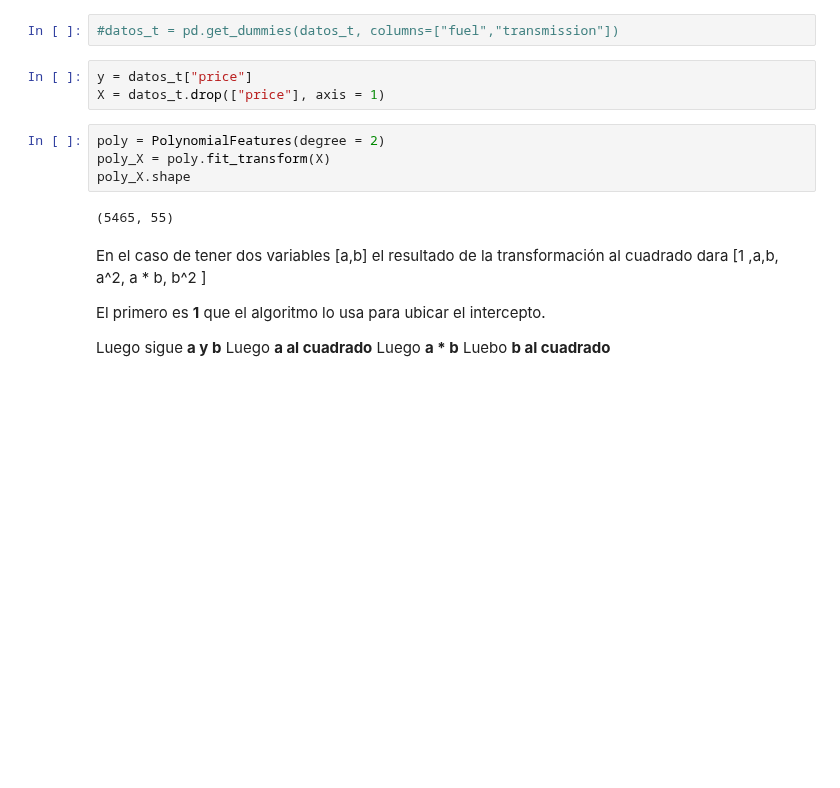
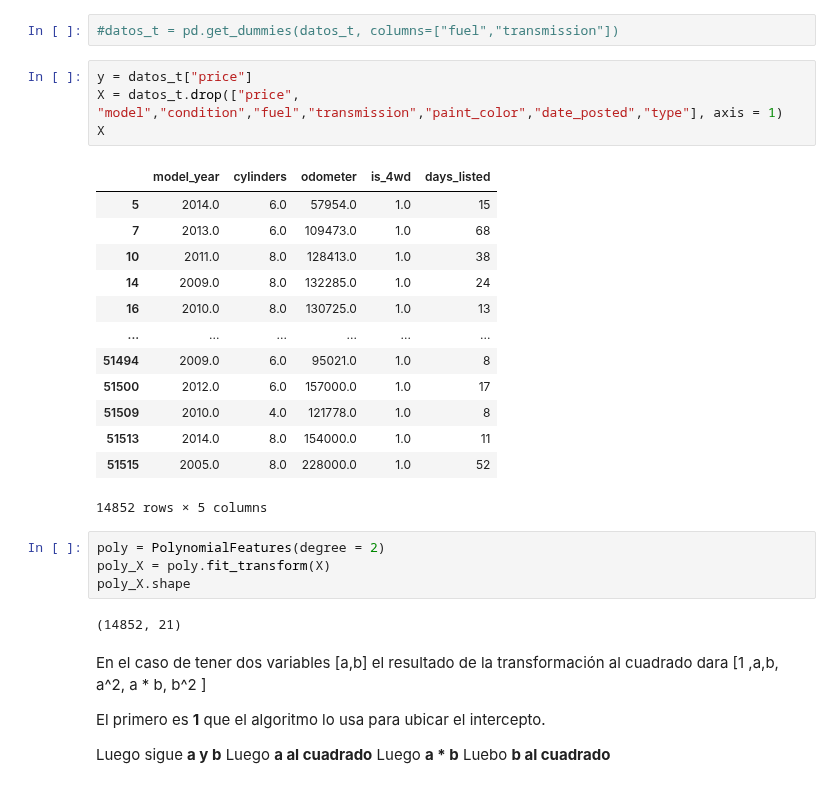
Before and after one commit to onavarrete04/Introduccion-Ciencia-Datos, a Jupyter notebook: 2023_MML.ipynb, the cells around one changed output. Saved outputs shown, nothing was run; the diff lists cells and outputs as text; blank space fills up the shorter version.

```diff
--- a/2023_MML.ipynb
+++ b/2023_MML.ipynb
@@ -958,13 +958,28 @@ Index(['price', 'model_year', 'model', 'condition', 'cylinders', 'fuel',
 #datos_t = pd.get_dummies(datos_t, columns=["fuel","transmission"])
 # %%
 y = datos_t["price"]
-X = datos_t.drop(["price"], axis = 1)
+X = datos_t.drop(["price", "model","condition","fuel","transmission","paint_color","date_posted","type"], axis = 1)
+X
+# %% [output]
+|  | model_year | cylinders | odometer | is_4wd | days_listed |
+| 5 | 2014.0 | 6.0 | 57954.0 | 1.0 | 15 |
+| 7 | 2013.0 | 6.0 | 109473.0 | 1.0 | 68 |
+| 10 | 2011.0 | 8.0 | 128413.0 | 1.0 | 38 |
+| 14 | 2009.0 | 8.0 | 132285.0 | 1.0 | 24 |
+| 16 | 2010.0 | 8.0 | 130725.0 | 1.0 | 13 |
+| ... | ... | ... | ... | ... | ... |
+| 51494 | 2009.0 | 6.0 | 95021.0 | 1.0 | 8 |
+| 51500 | 2012.0 | 6.0 | 157000.0 | 1.0 | 17 |
+| 51509 | 2010.0 | 4.0 | 121778.0 | 1.0 | 8 |
+| 51513 | 2014.0 | 8.0 | 154000.0 | 1.0 | 11 |
+| 51515 | 2005.0 | 8.0 | 228000.0 | 1.0 | 52 |
+14852 rows × 5 columns
 # %%
 poly = PolynomialFeatures(degree = 2)
 poly_X = poly.fit_transform(X)
 poly_X.shape
 # %% [output]
-(5465, 55)
+(14852, 21)
 # %% [markdown]
 En el caso de tener dos variables [a,b] el resultado de la transformación al cuadrado dara [1 ,a,b, a^2, a * b, b^2 ]
 
```
Also changed, not shown: parts of 69 cells of this notebook.
